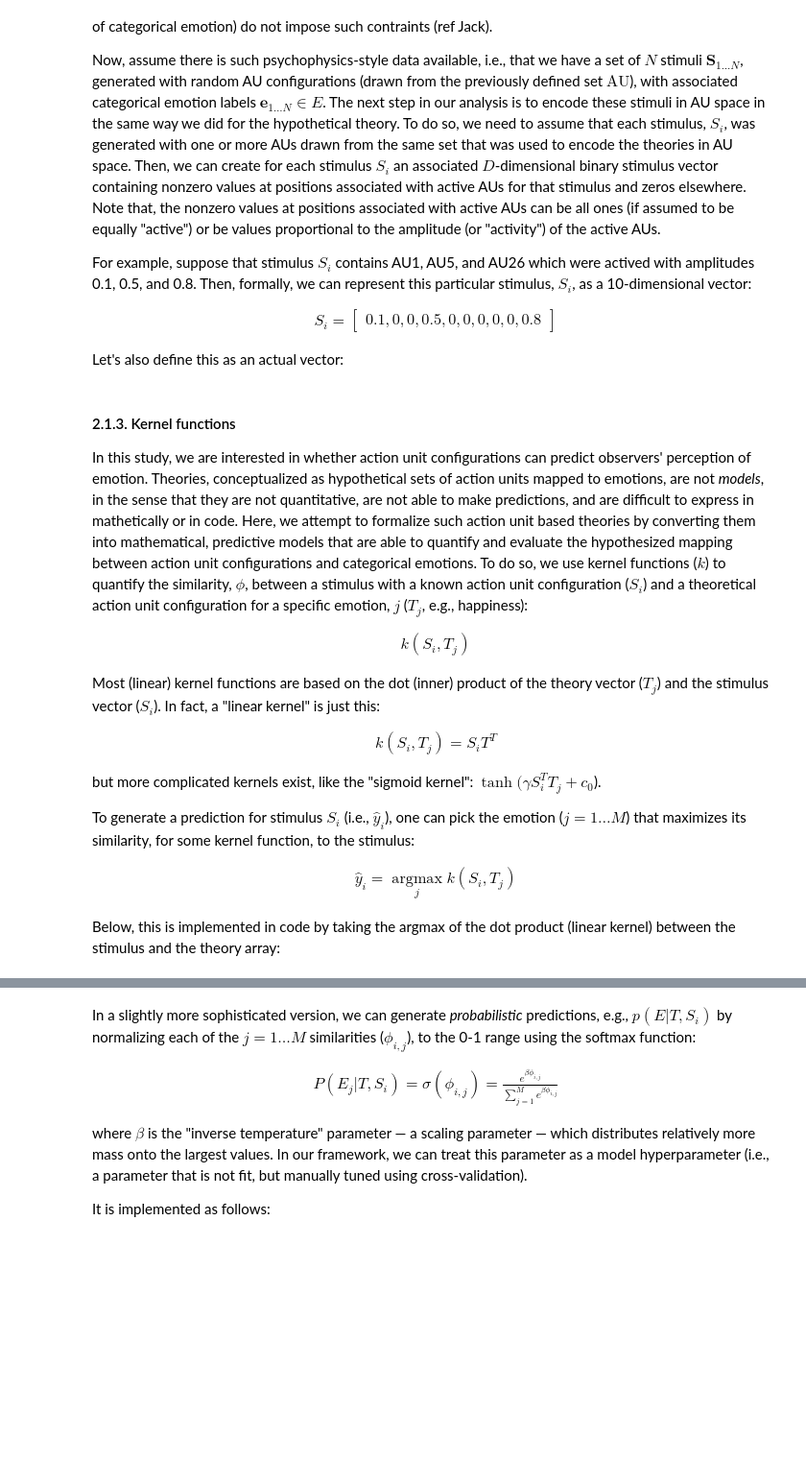
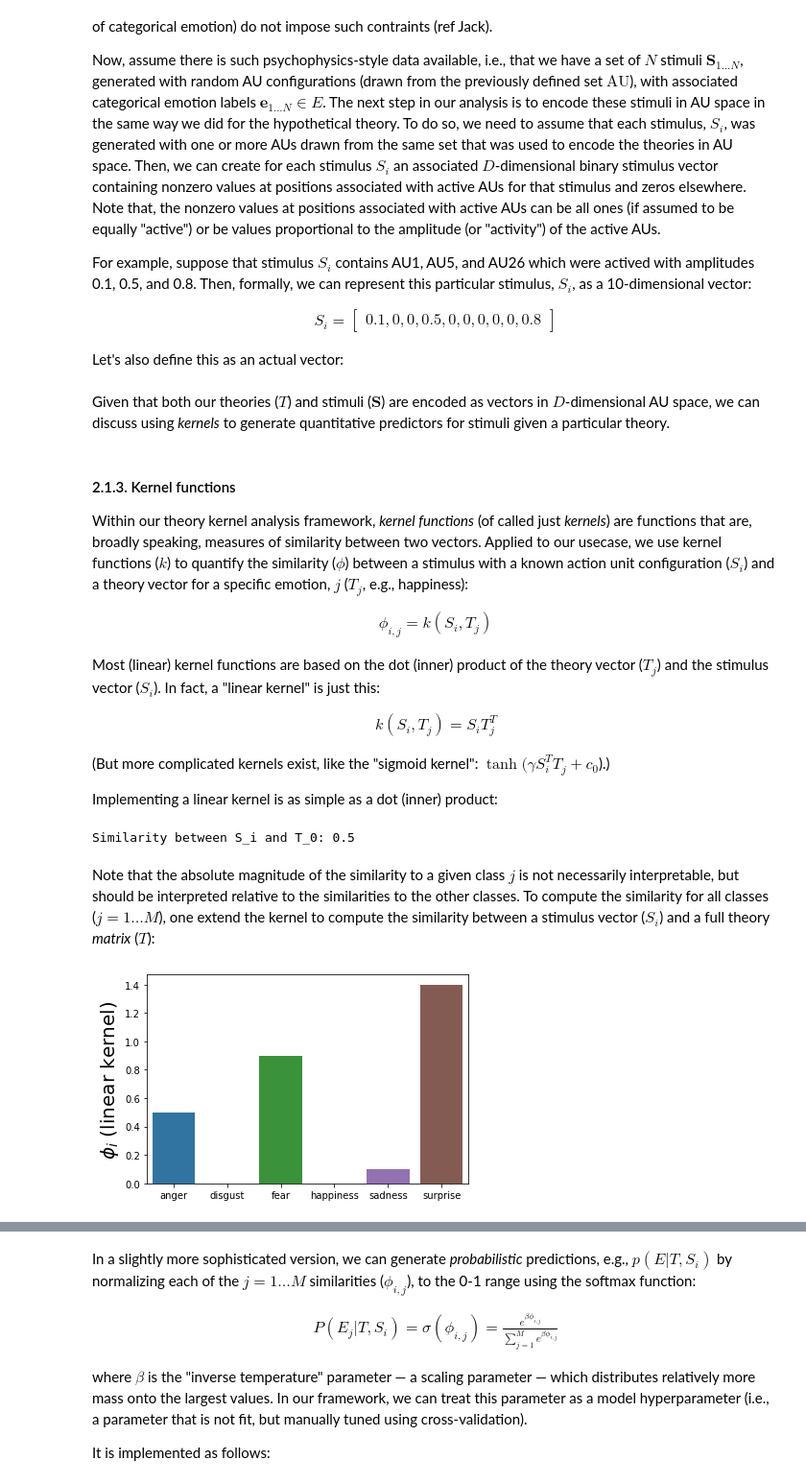
Before and after one commit to lukassnoek/hypothesis-kernel-analysis, a Jupyter notebook: notebooks/theory_kernel_analysis.ipynb, the cells around one changed output, grey strips where cells are left out. Shown: that part at 96% size. Drawn from its saved outputs; the diff is of its cells as text; code cells hidden in the pictures; blank space fills up the shorter version.

```diff
--- a/notebooks/theory_kernel_analysis.ipynb
+++ b/notebooks/theory_kernel_analysis.ipynb
@@ -76,5 +96,5 @@ E = \{\mathrm{Anger}, \mathrm{Disgust}, \mathrm{Fear}, \mathrm{Happiness}, \math
 # %%
-E = ['anger', 'disgust', 'fear', 'happiness', 'sadness', 'surprise']
+E = {'anger', 'disgust', 'fear', 'happiness', 'sadness', 'surprise'}
 # %% [markdown]
 Although the above represents a hypothetical theory, its sparsity is something we would expect, as facial expressions are unlikely to be generated by a full (dense) set of action units. Again, let's implement this construct as a 2D array:
 # %%
@@ -108,26 +128,38 @@ S_{i} =
 Let's also define this as an actual vector:
 # %%
 S_i = np.array([[0.1, 0, 0, 0.5, 0, 0, 0, 0, 0, 0.8]])
+# %% [markdown]
+Given that both our theories ($T$) and stimuli ($\mathbf{S}$) are encoded as vectors in $D$-dimensional AU space, we can discuss using *kernels* to generate quantitative predictors for stimuli given a particular theory.
 # %% [markdown]
 #### 2.1.3. Kernel functions
-In this study, we are interested in whether action unit configurations can predict observers' perception of emotion. Theories, conceptualized as hypothetical sets of action units mapped to emotions, are not *models*, in the sense that they are not quantitative, are not able to make predictions, and are difficult to express in mathetically or in code. Here, we attempt to formalize such action unit based theories by converting them into mathematical, predictive models that are able to quantify and evaluate the hypothesized mapping between action unit configurations and categorical emotions. To do so, we use kernel functions ($k$) to quantify the similarity, $\phi$, between a stimulus with a known action unit configuration ($S_{i}$) and a theoretical action unit configuration for a specific emotion, $j$ ($T_{j}$, e.g., happiness):
+Within our theory kernel analysis framework, *kernel functions* (of called just *kernels*) are functions that are, broadly speaking, measures of similarity between two vectors. Applied to our usecase, we use kernel functions ($k$) to quantify the similarity ($\phi$) between a stimulus with a known action unit configuration ($S_{i}$) and a theory vector for a specific emotion, $j$ ($T_{j}$, e.g., happiness):
 
 \begin{align}
-k(S_{i}, T_{j})
+\phi_{i,j} = k(S_{i}, T_{j})
 \end{align}
 
 Most (linear) kernel functions are based on the dot (inner) product of the theory vector ($T_{j}$) and the stimulus vector ($S_{i}$). In fact, a "linear kernel" is just this:
 
 \begin{align}
-k(S_{i}, T_{j}) = S_{i}T^{T}
+k(S_{i}, T_{j}) = S_{i}T^{T}_{j}
 \end{align}
 
-but more complicated kernels exist, like the "sigmoid kernel": $\tanh(\gamma S_{i}^{T}T_{j} + c_{0}$).
+(But more complicated kernels exist, like the "sigmoid kernel": $\tanh(\gamma S_{i}^{T}T_{j} + c_{0}$).)
 
-To generate a prediction for stimulus $S_{i}$ (i.e., $\hat{y}_{i}$), one can pick the emotion ($j = 1 \dots M$) that maximizes its similarity, for some kernel function, to the stimulus:
-
-\begin{align}
-\hat{y}_{i} = \underset{j}{\operatorname{argmax}}k(S_{i}, T_{j})
-\end{align}
-
-Below, this is implemented in code by taking the argmax of the dot product (linear kernel) between the stimulus and the theory array:
+Implementing a linear kernel is as simple as a dot (inner) product:
+# %%
+j = 0  # anger
+phi_ij = np.squeeze(S_i @ Th[j, :].T)
+print(f"Similarity between S_i and T_{j}: {phi_ij}")
+# %% [output]
+Similarity between S_i and T_0: 0.5
+# %% [markdown]
+Note that the absolute magnitude of the similarity to a given class $j$ is not necessarily interpretable, but should be interpreted relative to the similarities to the other classes. To compute the similarity for all classes ($j = 1 \dots M$), one extend the kernel to compute the similarity between a stimulus vector ($S_{i}$) and a full theory *matrix* ($T$):
+# %%
+import seaborn as sns  # plotting lib
+
+phi_i = S_i @ Th.T
+ax = sns.barplot(sorted(list(E)), phi_i.squeeze())
+ax.set_ylabel(r'$\phi_{i}$ (linear kernel)', fontsize=20);
+# %% [output]
+[figure, added]
```
Also changed, not shown: parts of 45 cells of this notebook, 1 other file.
